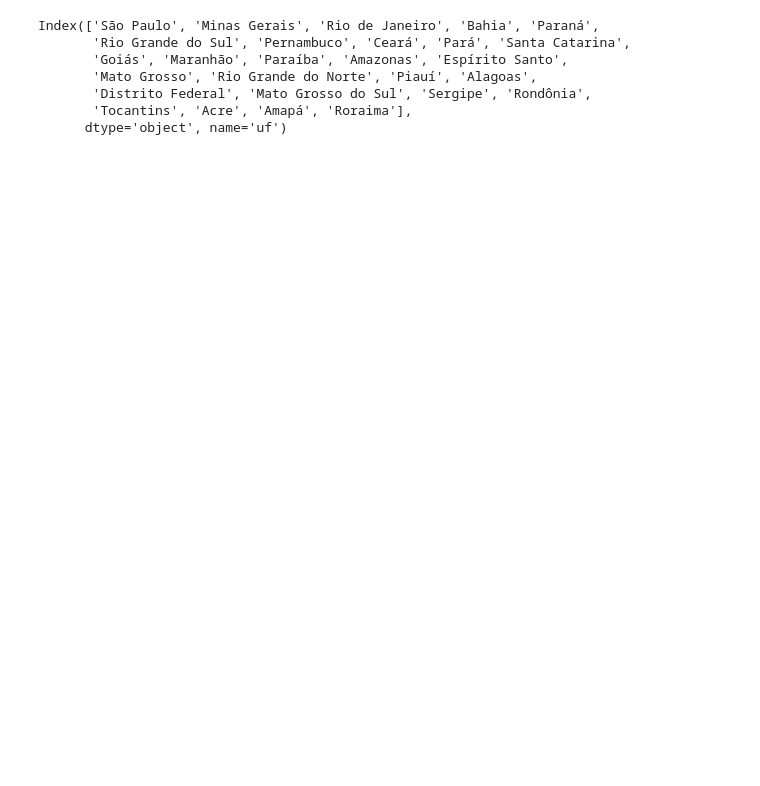
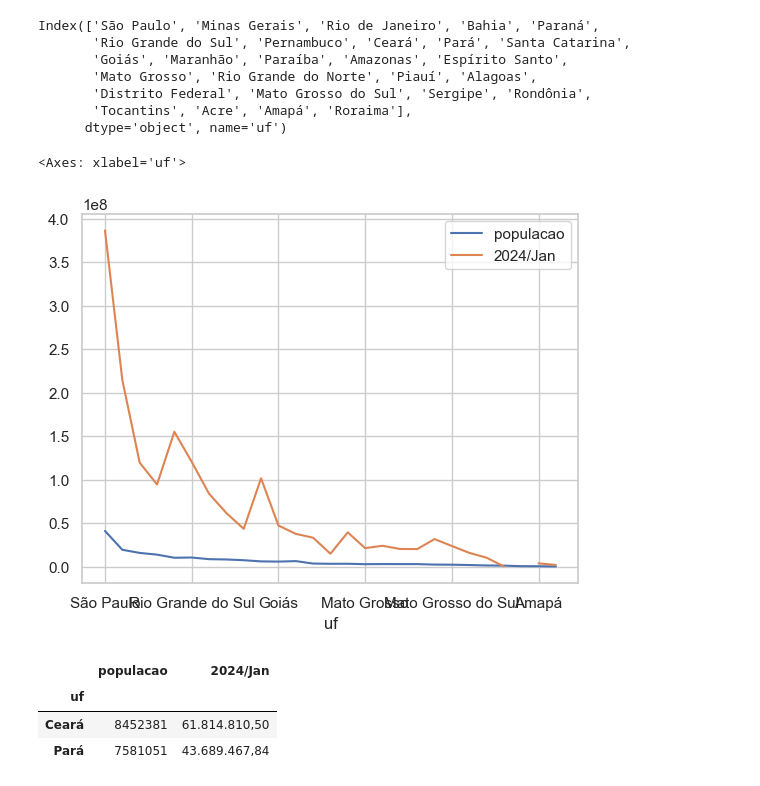
Before and after one commit to alexsoares4a/producao_hospitalar, a Jupyter notebook: visualizacao_dados_aula01_copiar_str.ipynb, the cells around one changed output. Saved outputs shown, nothing was run; the diff lists cells and outputs as text; code cells hidden in the pictures; blank space fills up the shorter version.

```diff
--- a/visualizacao_dados_aula01_copiar_str.ipynb
+++ b/visualizacao_dados_aula01_copiar_str.ipynb
@@ -397,3 +403,15 @@ Index(['São Paulo', 'Minas Gerais', 'Rio de Janeiro', 'Bahia', 'Paraná',
        'Distrito Federal', 'Mato Grosso do Sul', 'Sergipe', 'Rondônia',
        'Tocantins', 'Acre', 'Amapá', 'Roraima'],
       dtype='object', name='uf')
+# %%
+gastos_e_populacao.plot()
+# %% [output]
+<Axes: xlabel='uf'>
+[figure, added]
+# %%
+gastos_e_populacao.loc[["Ceará", "Pará"]]
+# %% [output]
+|  | populacao | 2024/Jan |
+| uf |  |  |
+| Ceará | 8452381 | 61.814.810,50 |
+| Pará | 7581051 | 43.689.467,84 |
```
Also changed, not shown: parts of 69 cells of this notebook, 2 other files.
